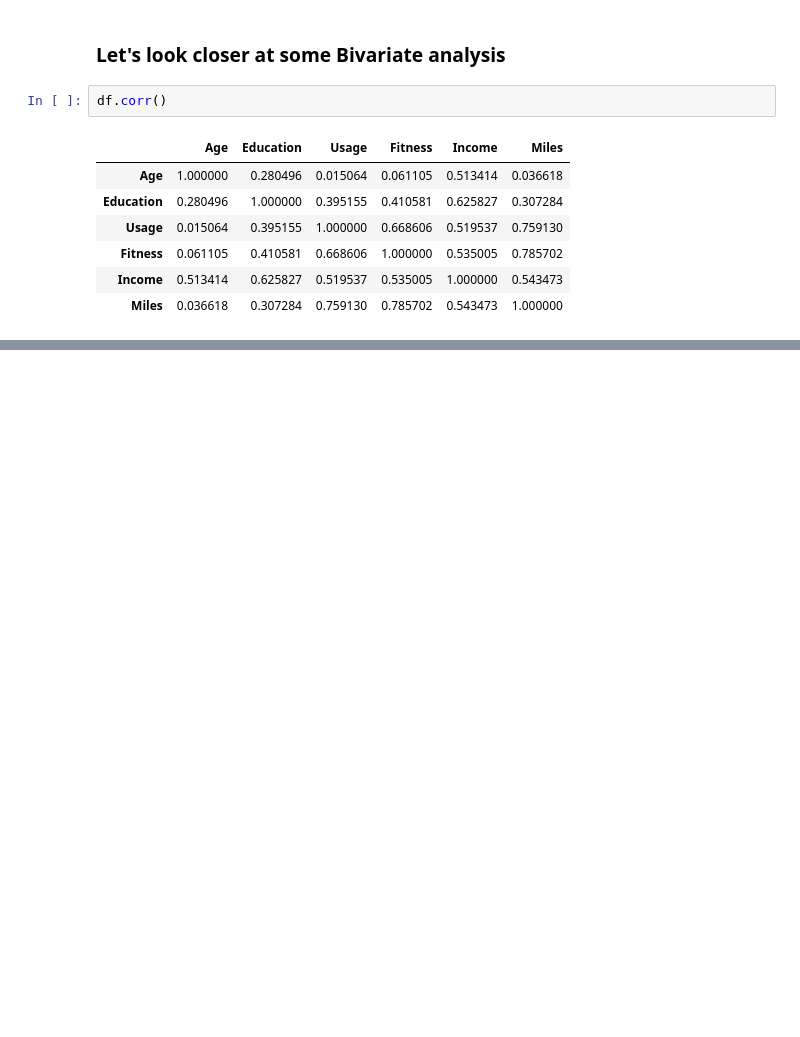
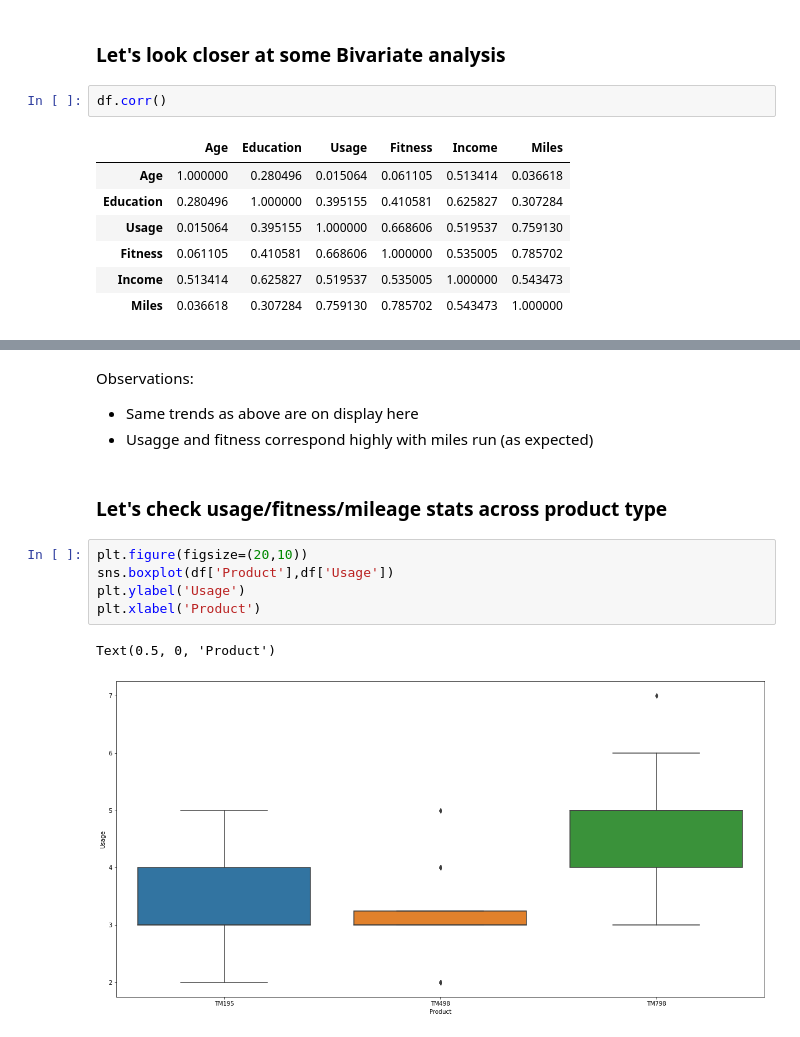
Before and after one commit to hanesi/DSBA-Cert-Course, a Jupyter notebook: Module 1/Project/CardioGoodFitnessProject.ipynb, the cells around one changed output, grey strips where cells are left out. Drawn from its saved outputs; the diff is of its cells as text; blank space fills up the shorter version.

```diff
--- a/Module 1/Project/CardioGoodFitnessProject.ipynb
+++ b/Module 1/Project/CardioGoodFitnessProject.ipynb
@@ -273,0 +291,14 @@ sns.heatmap(df.corr())
+# %% [markdown]
+Observations:
+- Same trends as above are on display here
+- Usagge and fitness correspond highly with miles run (as expected)
+# %% [markdown]
+### Let's check usage/fitness/mileage stats across product type
+# %%
+plt.figure(figsize=(20,10))
+sns.boxplot(df['Product'],df['Usage'])
+plt.ylabel('Usage')
+plt.xlabel('Product')
+# %% [output]
+Text(0.5, 0, 'Product')
+[figure, added]
```
Also changed, not shown: parts of 23 cells of this notebook, 1 other file.
